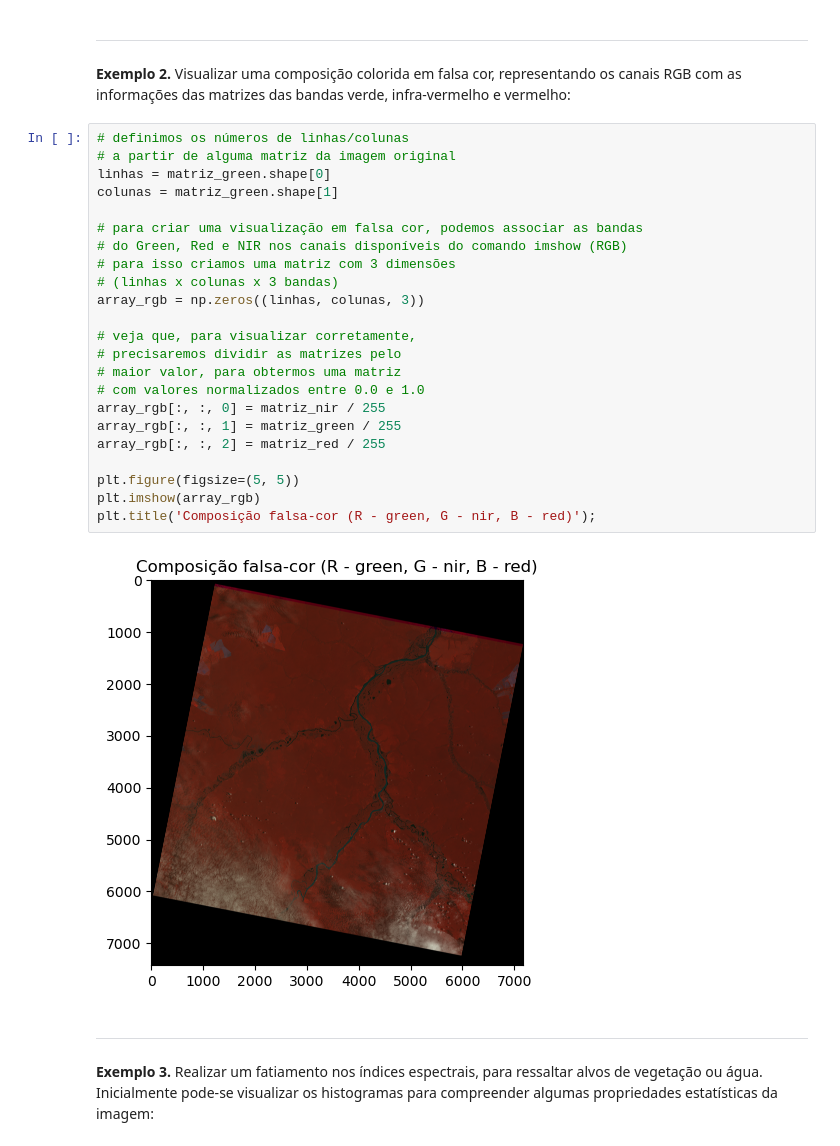
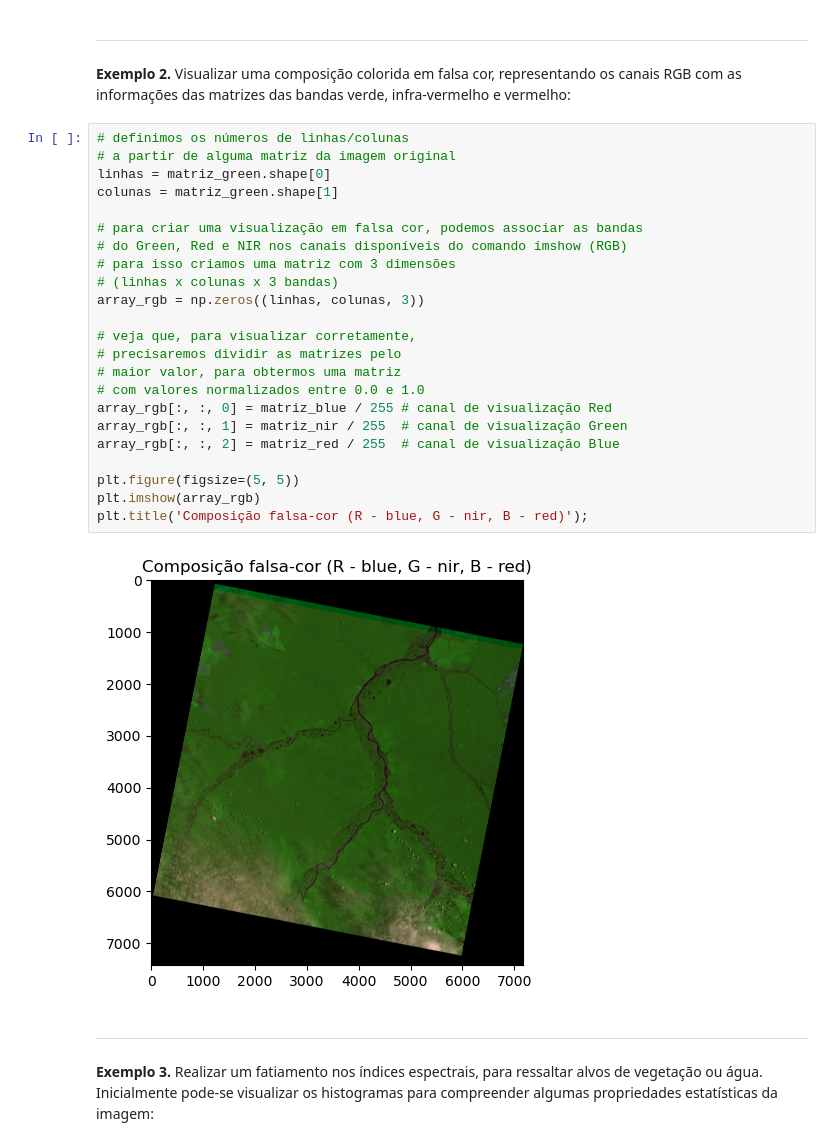
Before and after one commit to GSansigolo/geotec, a Jupyter notebook: prog-geo/aula-03/dados-matriciais-numpy-matplotlib.ipynb, the cells around one changed output. Drawn from its saved outputs; the diff is of its cells as text.

```diff
--- a/prog-geo/aula-03/dados-matriciais-numpy-matplotlib.ipynb
+++ b/prog-geo/aula-03/dados-matriciais-numpy-matplotlib.ipynb
@@ -101,28 +98,28 @@ with rio.open('../dados/raster/CBERS_4A_MUX_20260205_214_127_L4_BAND5.tif', 'r')
 # %%
 # definimos os números de linhas/colunas
 # a partir de alguma matriz da imagem original
 linhas = matriz_green.shape[0]
 colunas = matriz_green.shape[1]
 
 # para criar uma visualização em falsa cor, podemos associar as bandas
 # do Green, Red e NIR nos canais disponíveis do comando imshow (RGB)
 # para isso criamos uma matriz com 3 dimensões
 # (linhas x colunas x 3 bandas)
 array_rgb = np.zeros((linhas, colunas, 3))
 
 # veja que, para visualizar corretamente,
 # precisaremos dividir as matrizes pelo
 # maior valor, para obtermos uma matriz
 # com valores normalizados entre 0.0 e 1.0
-array_rgb[:, :, 0] = matriz_nir / 255
-array_rgb[:, :, 1] = matriz_green / 255
-array_rgb[:, :, 2] = matriz_red / 255
+array_rgb[:, :, 0] = matriz_blue / 255 # canal de visualização Red
+array_rgb[:, :, 1] = matriz_nir / 255  # canal de visualização Green
+array_rgb[:, :, 2] = matriz_red / 255  # canal de visualização Blue
 
 plt.figure(figsize=(5, 5))
 plt.imshow(array_rgb)
-plt.title('Composição falsa-cor (R - green, G - nir, B - red)');
+plt.title('Composição falsa-cor (R - blue, G - nir, B - red)');
 # %% [output]
-[figure, old version]
+[figure, new version]
 # %% [markdown]
 ----
 
```
Also changed, not shown: parts of 9 cells of this notebook.
